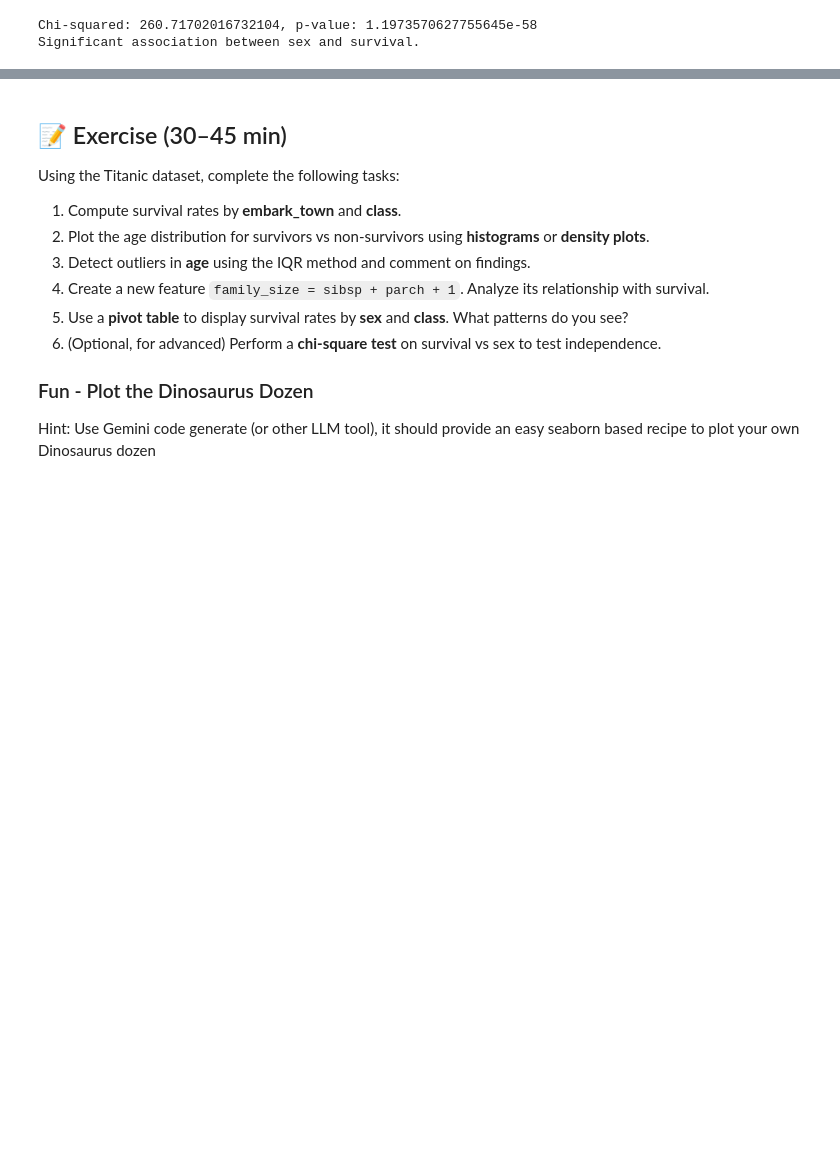
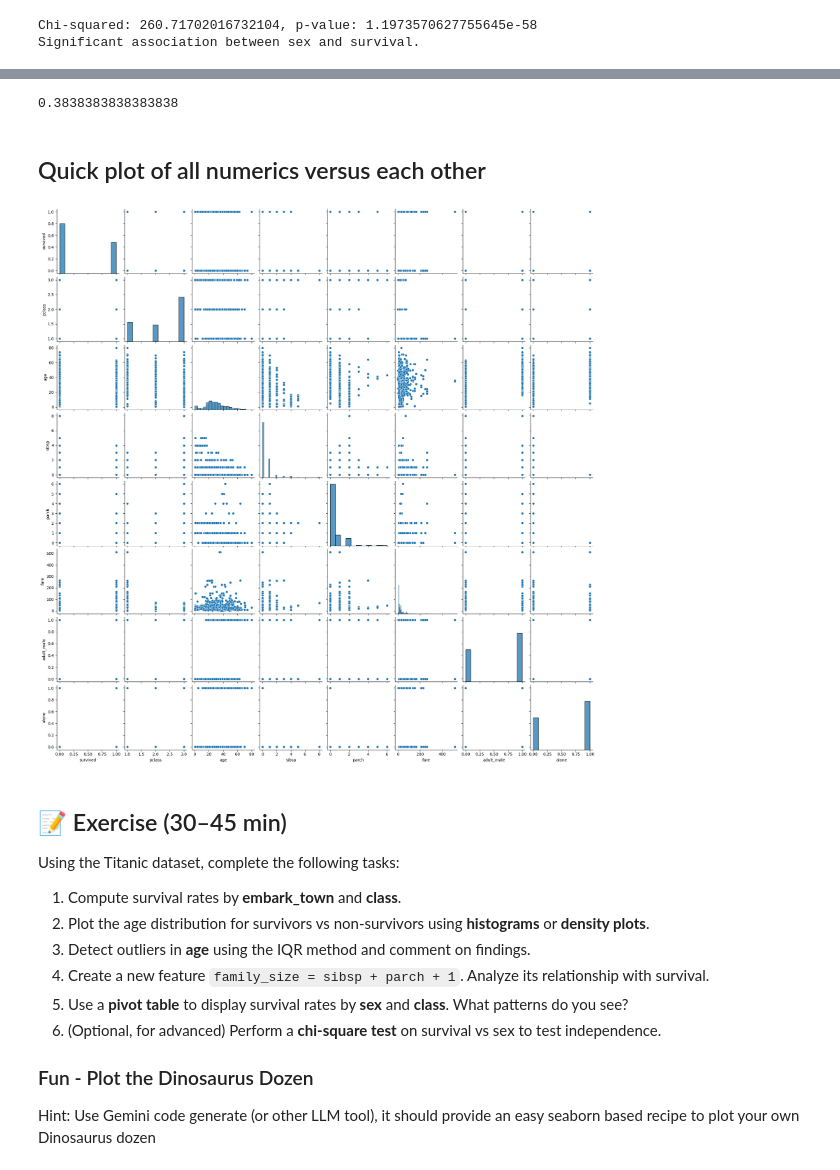
Before and after one commit to ValRCS/RTU_Data_Analysis_Visualization_CPD, a Jupyter notebook: notebooks/day3_exploratory_data_analysis.ipynb, the cells around one changed output, grey strips where cells are left out. Saved outputs shown, nothing was run; the diff lists cells and outputs as text; code cells hidden in the pictures; blank space fills up the shorter version.

```diff
--- a/notebooks/day3_exploratory_data_analysis.ipynb
+++ b/notebooks/day3_exploratory_data_analysis.ipynb
@@ -885,0 +992,12 @@ Significant association between sex and survival.
+# %%
+# so let's divice top alive with total number
+(891-549) / 891 # which matches our survived
+# %% [output]
+0.3838383838383838
+# %% [markdown]
+## Quick plot of all numerics versus each other
+# %%
+# so lets plot all numerics versus each other
+sns.pairplot(titanic);
+# %% [output]
+[figure, added]
```
Also changed, not shown: parts of 16 cells of this notebook.
